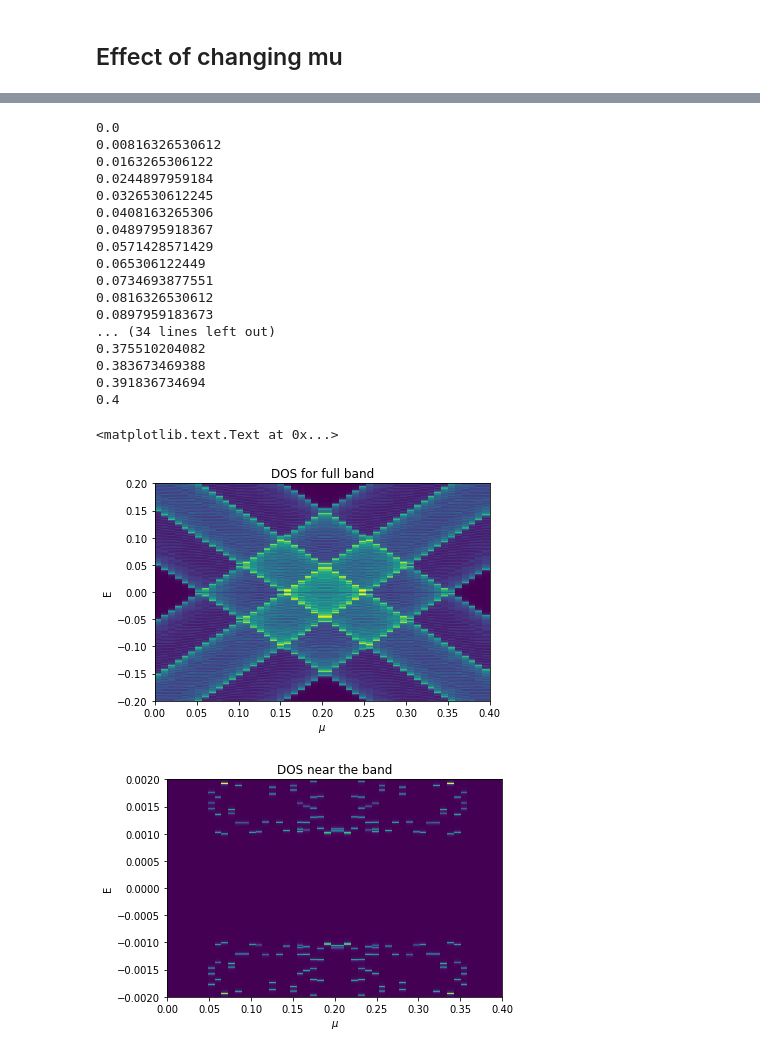
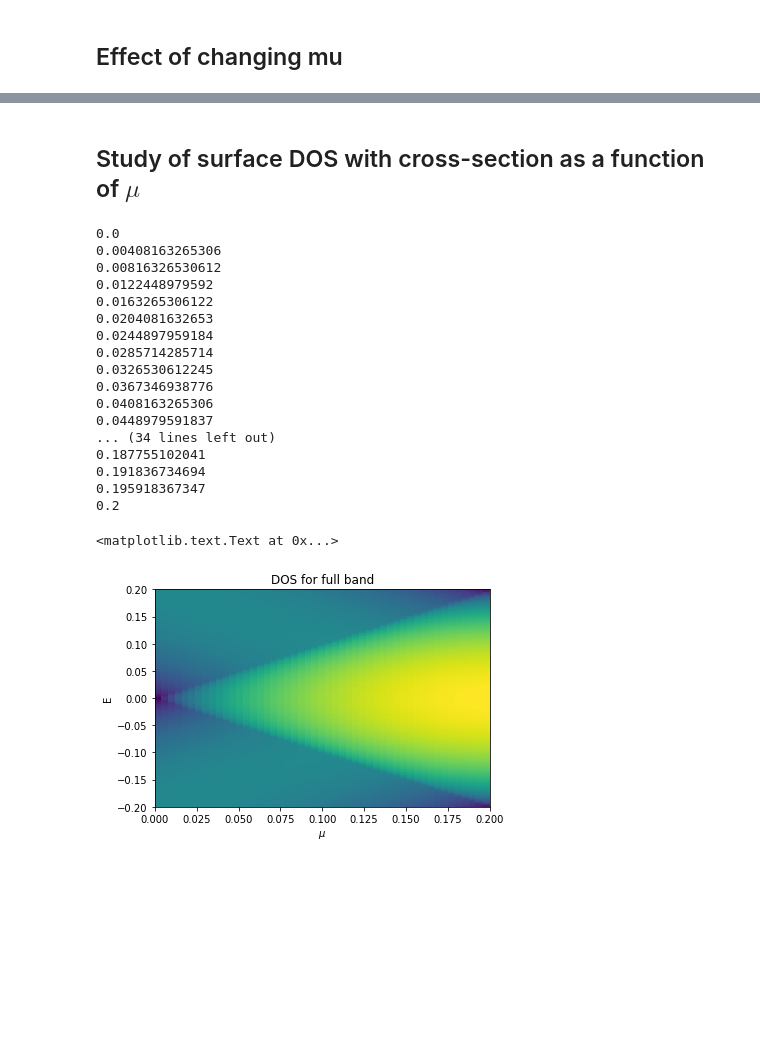
Before and after one commit to sandeshkalantre/superconducting-transport, a Jupyter notebook: code/Cylindrical Nanowire.ipynb, the cells around one changed output, grey strips where cells are left out. Drawn from its saved outputs; the diff is of its cells as text; code cells hidden in the pictures; blank space fills up the shorter version.

Commit message:
surface function added, convergence problem for N_phi != 1

```diff
--- a/code/Cylindrical Nanowire.ipynb
+++ b/code/Cylindrical Nanowire.ipynb
@@ -80,14 +81,14 @@ def calc_Hamiltonian(params):
 # test of the Hamiltonian function
 params = {
     "N_z" : 2,
-    "N_phi" : 2,
+    "N_phi" : 4,
     "flux" : 0e0,
     "t_z" : 5e-3,
     "Delta" : 1e-3,
     "mu" : 10e-3,
 }
 
-params["t_phi"] = 5e-3*np.exp(1j*2*np.pi*params["flux"]/params["N_phi"])
+params["t_phi"] = 51e-3*np.exp(1j*2*np.pi*params["flux"]/params["N_phi"])
 
 H = calc_Hamiltonian(params)
 print(H)
@@ -163,0 +242,21 @@ plt.title("DOS near gap")
+# %%
+params = {
+    "N_z" : 2,
+    "N_phi" : 1,
+    "flux" : 0e0,
+    "t_z" : 100e-3,
+    "Delta" : 0e-3,
+    "mu" : 50e-3,
+}
+
+params["t_phi"] = 50e-3*np.exp(1j*2*np.pi*params["flux"]/params["N_phi"])
+
+E_vec = np.linspace(-params['mu'],params['mu'],100)
+eta = 1*(E_vec[1] - E_vec[0])
+params['eta'] = eta
+dos_vec = calc_surface_dos(E_vec,params)
+
+#E_vec_gap = np.linspace(-2*params['Delta'],2*params['Delta'],100)
+#eta = 1*(E_vec_gap[1] - E_vec_gap[0])
+#params['eta'] = eta
+#dos_vec_gap = calc_surface_dos(E_vec_gap,params)
@@ -164,58 +277,45 @@ plt.title("DOS near gap")
+# %% [markdown]
+## Study of surface DOS with cross-section as a function of $\mu$
 # %%
-mu_vec = np.linspace(0,400e-3,50)
+mu_vec = np.linspace(0e-3,200e-3,50)
 # the range has to set to maximum of mu possible
 # to see all dos
 E_vec = np.linspace(-200e-3,200e-3,500)
-E_vec_gap = np.linspace(-2*params['Delta'],2*params['Delta'],500)
 
 dos_array = []
-dos_gap_array = []
 for mu in mu_vec:
     print(mu)
     params['mu'] = mu
 
     eta = 1*(E_vec[1] - E_vec[0])
     params['eta'] = eta
-    dos_vec = calc_dos(E_vec,params)
+    dos_vec = calc_surface_dos(E_vec,params)
     dos_array.append(dos_vec)
-
-    eta = 1*(E_vec_gap[1] - E_vec_gap[0])
-    params['eta'] = eta
-    dos_vec_gap = calc_dos(E_vec_gap,params)
-    dos_gap_array.append(dos_vec_gap)
 # %% [output]
 0.0
+0.00408163265306
 0.00816326530612
+0.0122448979592
 0.0163265306122
+0.0204081632653
 0.0244897959184
+0.0285714285714
 0.0326530612245
+0.0367346938776
 0.0408163265306
-0.0489795918367
-0.0571428571429
-0.065306122449
-0.0734693877551
-0.0816326530612
-0.0897959183673
+0.0448979591837
 ... (34 lines left out)
-0.375510204082
-0.383673469388
-0.391836734694
-0.4
+0.187755102041
+0.191836734694
+0.195918367347
+0.2
 # %%
 plt.figure(1)
 XX,YY = np.meshgrid(mu_vec,E_vec)
 plt.pcolor(XX,YY,np.array(dos_array).T)
 plt.xlabel("$\mu$")
 plt.ylabel("E")
 plt.title("DOS for full band")
-
-plt.figure(2)
-XX,YY = np.meshgrid(mu_vec,E_vec_gap)
-plt.pcolor(XX,YY,np.array(dos_gap_array).T)
-plt.xlabel("$\mu$")
-plt.ylabel("E")
-plt.title("DOS near the band")
 # %% [output]
 <matplotlib.text.Text at 0x...>
-[figure, old version]
+[figure, new version]
-[figure, removed]
```
Also changed, not shown: parts of 7 cells of this notebook.
